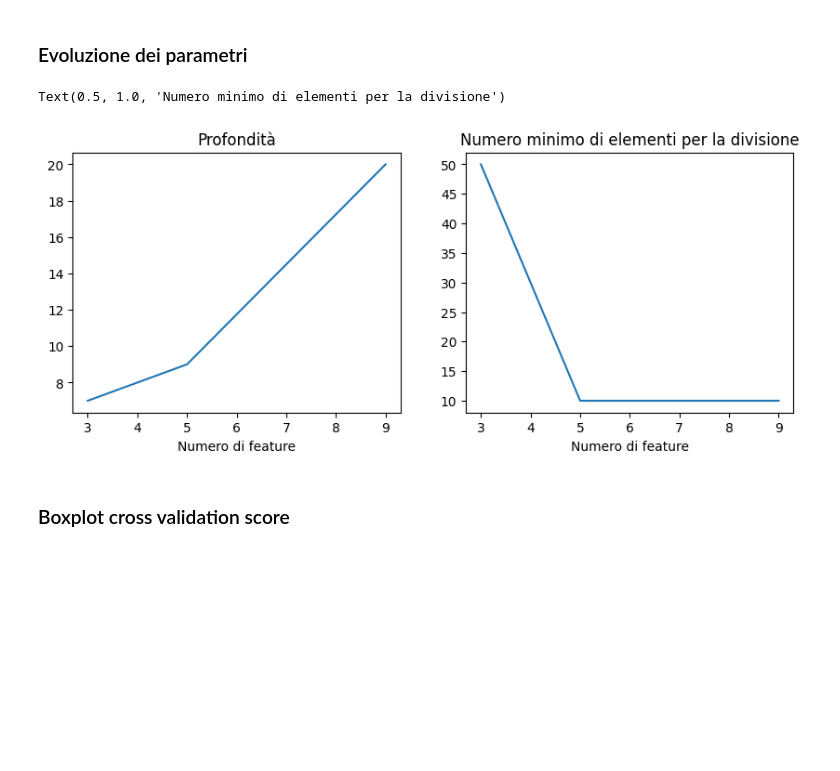
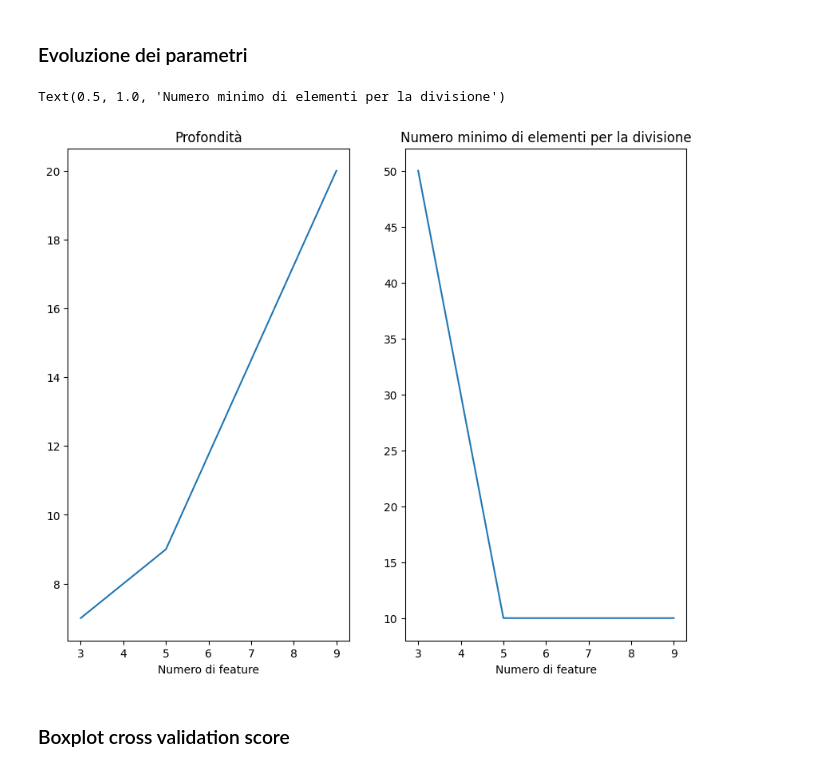
Before and after one commit to MauroMuratore/machine-learning, a Jupyter notebook: main.ipynb, the cells around one changed output. Saved outputs shown, nothing was run; the diff lists cells and outputs as text; code cells hidden in the pictures; blank space fills up the shorter version.

```diff
--- a/main.ipynb
+++ b/main.ipynb
@@ -517,18 +513,18 @@ export_graphviz(
 # %%
 x_features = [3,5,9]
 df_tree = pd.DataFrame(tree_param_list, columns=["max_depth", "min_samples_split"])
 plt.figure(figsize=(10,8))
-plt.subplot(2,2,1)
+plt.subplot(1,2,1)
 plt.plot(x_features, df_tree["max_depth"])
 plt.title("Profondità")
 plt.xlabel("Numero di feature")
-plt.subplot(2,2,2)
+plt.subplot(1,2,2)
 plt.plot(x_features, df_tree["min_samples_split"])
 plt.xlabel("Numero di feature")
 plt.title("Numero minimo di elementi per la divisione")
 # %% [output]
 Text(0.5, 1.0, 'Numero minimo di elementi per la divisione')
-[figure, old version]
+[figure, new version]
 # %% [markdown]
 ### Boxplot cross validation score
 # %%
```
Also changed, not shown: parts of 105 cells of this notebook.
